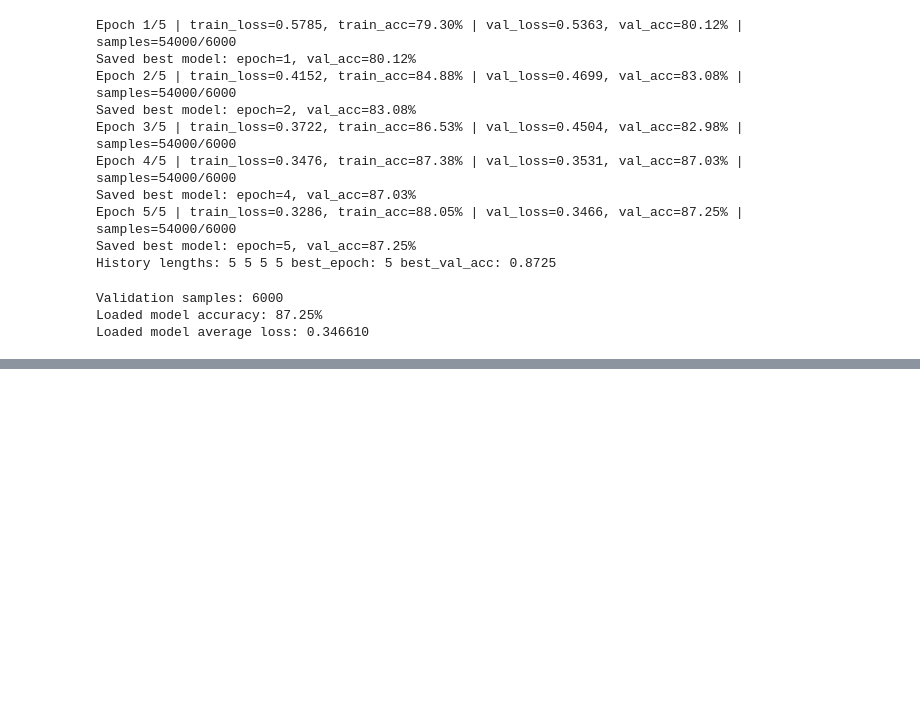
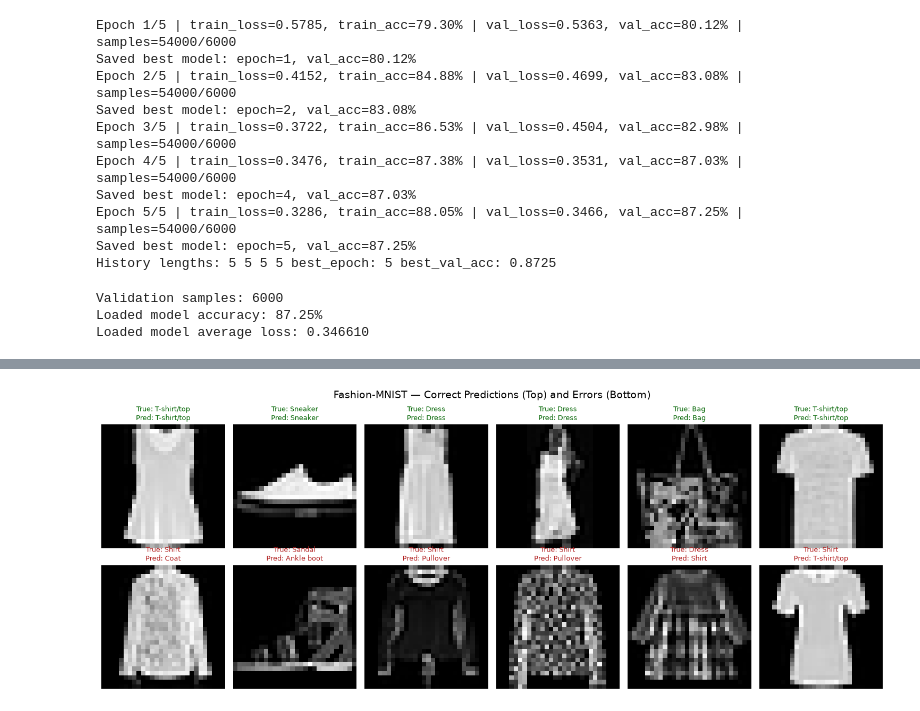
Before and after one commit to YichenCharlie/neural-networks-to-cs336, a Jupyter notebook: notebooks/stage_b/03_train_validation.ipynb, the cells around one changed output, grey strips where cells are left out. Drawn from its saved outputs; the diff is of its cells as text; code cells hidden in the pictures; blank space fills up the shorter version.

Commit message:
evaluate Fashion-MNIST test set and visualize correct and incorrect predictions

```diff
--- a/notebooks/stage_b/03_train_validation.ipynb
+++ b/notebooks/stage_b/03_train_validation.ipynb
@@ -392,3 +392,14 @@ print(f"Loaded model average loss: {av_val_loss:.6f}")
 Validation samples: 6000
 Loaded model accuracy: 87.25%
 Loaded model average loss: 0.346610
+# %%
+test_dataset = datasets.FashionMNIST(
+    root="../../data",
+    train=False,
+    download=True,
+    transform=transforms.ToTensor(),
+)
+
+test_loader = DataLoader(test_dataset,batch_size=32,shuffle= True,num_workers= 0 )
+print("Test samples:", len(test_dataset))
+print("Test batches:", len(test_loader))
@@ -394,0 +463,58 @@ Loaded model average loss: 0.346610
+# %%
+import matplotlib.pyplot as plt
+
+# 使用数据集自带的类别名称，顺序与标签编号一致。
+class_names = test_dataset.classes
+
+correct_examples = []
+wrong_examples = []
+
+loaded_model.eval()
+
+with torch.no_grad():
+    for images, labels in test_loader:
+        logits = loaded_model(images)
+        predictions = logits.argmax(dim=1)
+
+        for image, label, prediction in zip(images, labels, predictions):
+            true_label = label.item()
+            predicted_label = prediction.item()
+
+            example = (image.cpu(), true_label, predicted_label)
+
+            if predicted_label == true_label:
+                if len(correct_examples) < 6:
+                    correct_examples.append(example)
+            else:
+                if len(wrong_examples) < 6:
+                    wrong_examples.append(example)
+
+        if len(correct_examples) == 6 and len(wrong_examples) == 6:
+            break
+
+fig, axes = plt.subplots(2, 6, figsize=(15, 6))
+
+for row, examples in enumerate([correct_examples, wrong_examples]):
+    for col, ax in enumerate(axes[row]):
+        ax.axis("off")
+
+        if col >= len(examples):
+            continue
+
+        image, true_label, predicted_label = examples[col]
+        ax.imshow(image.squeeze(0), cmap="gray", vmin=0, vmax=1)
+        ax.set_title(
+            f"True: {class_names[true_label]}\n"
+            f"Pred: {class_names[predicted_label]}",
+            fontsize=9,
+            color="darkgreen" if row == 0 else "firebrick",
+        )
+
+fig.suptitle(
+    "Fashion-MNIST — Correct Predictions (Top) and Errors (Bottom)",
+    fontsize=14,
+)
+plt.tight_layout()
+plt.show()
+# %% [output]
+[figure, added]
```
Also changed, not shown: parts of 2 cells of this notebook.
